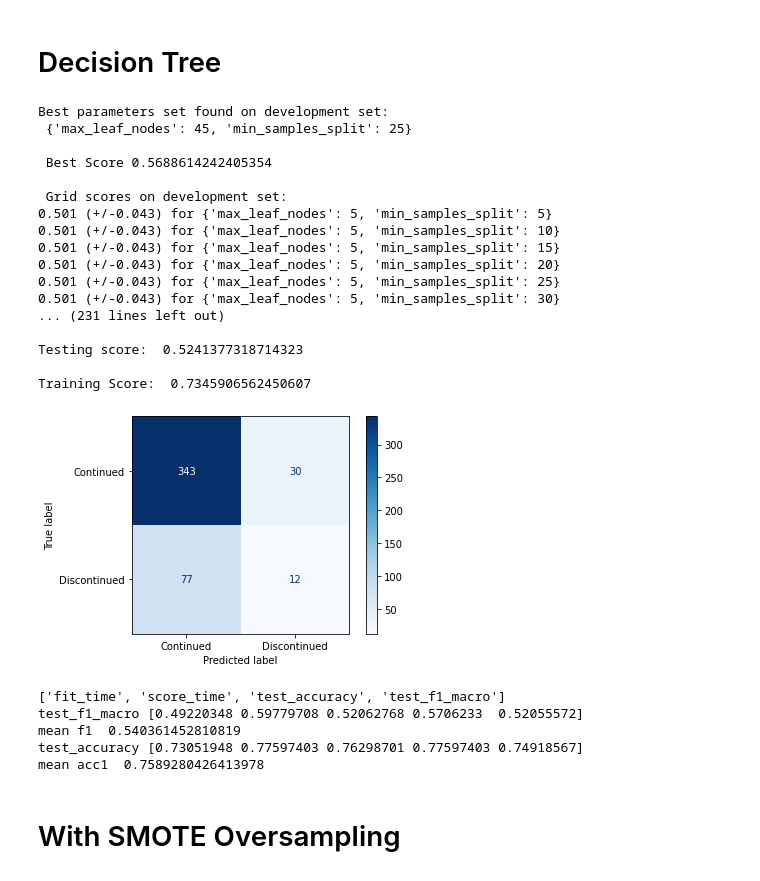
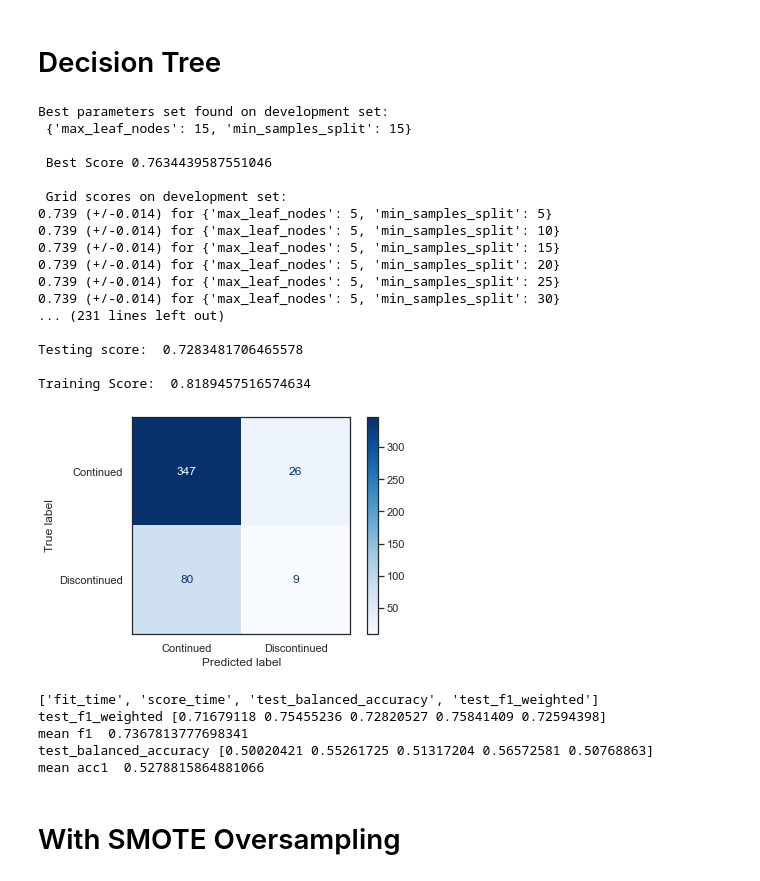
Before and after one commit to Taslim-M/EV-Customer-Discontinuation, a Jupyter notebook: DecisionTree.ipynb, the cells around one changed output. Saved outputs shown, nothing was run; the diff lists cells and outputs as text; code cells hidden in the pictures.

```diff
--- a/DecisionTree.ipynb
+++ b/DecisionTree.ipynb
@@ -34,74 +35,77 @@ print(len(X_train),len(y_train),len(X_test),len(y_test))
 from sklearn.tree import DecisionTreeClassifier #import the DT classifier
 
 
-tuned_parameters = [{'min_samples_split': [i for i in range(5,80,5)], 'max_leaf_nodes':  [k for k in range(5,80,5)]}]
+tuned_parameters = [{
+    'min_samples_split': [i for i in range(5,80,5)],
+    'max_leaf_nodes':  [k for k in range(5,80,5)]
+    }]
 
-clf = GridSearchCV(DecisionTreeClassifier(), tuned_parameters, scoring='f1_macro')
+clf = GridSearchCV(DecisionTreeClassifier(), tuned_parameters, scoring='f1_weighted')
 clf.fit(X_train, y_train)
 
 #Evaluation
 
 print("Best parameters set found on development set:\n", clf.best_params_)
 print("\n Best Score", clf.best_score_)
 
 print("\n Grid scores on development set:")
 means = clf.cv_results_['mean_test_score']
 stds = clf.cv_results_['std_test_score']
 for mean, std, params in zip(means, stds, clf.cv_results_['params']):
     print("%0.3f (+/-%0.03f) for %r" % (mean, std, params))
 
 print("Detailed classification report:")
 print("The scores are computed on the full evaluation set. \n")
 y_true, y_pred = y_test, clf.predict(X_test)
 print(classification_report(y_true, y_pred))
 
 #Lets print confision matrix
 labels =['Continued','Discontinued']
 
 ConfusionMatrixDisplay.from_estimator(clf, X_test, y_test,display_labels=labels,cmap=plt.cm.Blues)
 
 print ('\nTesting score: ',clf.score (X_test, y_test)) # print the testing score(accuracy)
 print ('\nTraining Score: ',clf.score (X_train, y_train)) # print the trainig score(accuracy)
 # %% [output]
 Best parameters set found on development set:
- {'max_leaf_nodes': 45, 'min_samples_split': 25}
+ {'max_leaf_nodes': 15, 'min_samples_split': 15}
 
- Best Score 0.5688614242405354
+ Best Score 0.7634439587551046
 
  Grid scores on development set:
-0.501 (+/-0.043) for {'max_leaf_nodes': 5, 'min_samples_split': 5}
-0.501 (+/-0.043) for {'max_leaf_nodes': 5, 'min_samples_split': 10}
-0.501 (+/-0.043) for {'max_leaf_nodes': 5, 'min_samples_split': 15}
-0.501 (+/-0.043) for {'max_leaf_nodes': 5, 'min_samples_split': 20}
-0.501 (+/-0.043) for {'max_leaf_nodes': 5, 'min_samples_split': 25}
-0.501 (+/-0.043) for {'max_leaf_nodes': 5, 'min_samples_split': 30}
+0.739 (+/-0.014) for {'max_leaf_nodes': 5, 'min_samples_split': 5}
+0.739 (+/-0.014) for {'max_leaf_nodes': 5, 'min_samples_split': 10}
+0.739 (+/-0.014) for {'max_leaf_nodes': 5, 'min_samples_split': 15}
+0.739 (+/-0.014) for {'max_leaf_nodes': 5, 'min_samples_split': 20}
+0.739 (+/-0.014) for {'max_leaf_nodes': 5, 'min_samples_split': 25}
+0.739 (+/-0.014) for {'max_leaf_nodes': 5, 'min_samples_split': 30}
 ... (231 lines left out)
 
-Testing score:  0.5241377318714323
+Testing score:  0.7283481706465578
 
-Training Score:  0.7345906562450607
+Training Score:  0.8189457516574634
-[figure, old version]
+[figure, new version]
-# %%
-#Cross Validate
-from sklearn.model_selection import cross_validate
-from sklearn.metrics import recall_score
-X = np.concatenate((X_train, X_test), axis=0)
-Y = np.concatenate((y_train, y_test), axis=0)
-
-scoring = ['f1_macro','accuracy']
-scores = cross_validate(clf, X, Y, cv=5, scoring=scoring)
-print(sorted(scores.keys()))
-print('test_f1_macro', scores['test_f1_macro'])
-print('mean f1 ', np.mean(scores['test_f1_macro']))
-
-print('test_accuracy', scores['test_accuracy'])
-print('mean acc1 ', np.mean(scores['test_accuracy']))
-# %% [output]
-['fit_time', 'score_time', 'test_accuracy', 'test_f1_macro']
-test_f1_macro [0.49220348 0.59779708 0.52062768 0.5706233  0.52055572]
-mean f1  0.540361452810819
-test_accuracy [0.73051948 0.77597403 0.76298701 0.77597403 0.74918567]
-mean acc1  0.7589280426413978
+# %%
+#Cross Validate
+from sklearn.model_selection import cross_validate
+from sklearn.metrics import recall_score
+X = np.concatenate((X_train, X_test), axis=0)
+Y = np.concatenate((y_train, y_test), axis=0)
+
+scoring = ['f1_weighted','balanced_accuracy']
+scores = cross_validate(clf, X, Y, cv=5, scoring=scoring)
+print(sorted(scores.keys()))
+print('test_f1_weighted', scores['test_f1_weighted'])
+print('mean f1 ', np.mean(scores['test_f1_weighted']))
+
+print('test_balanced_accuracy', scores['test_balanced_accuracy'])
+print('mean acc1 ', np.mean(scores['test_balanced_accuracy']))
+# %% [output]
+['fit_time', 'score_time', 'test_balanced_accuracy', 'test_f1_weighted']
+test_f1_weighted [0.71679118 0.75455236 0.72820527 0.75841409 0.72594398]
+mean f1  0.7367813777698341
+test_balanced_accuracy [0.50020421 0.55261725 0.51317204 0.56572581 0.50768863]
+mean acc1  0.5278815864881066
 # %% [markdown]
 # With SMOTE Oversampling
 # %%
```
Also changed, not shown: parts of 7 cells of this notebook, 2 other files.
